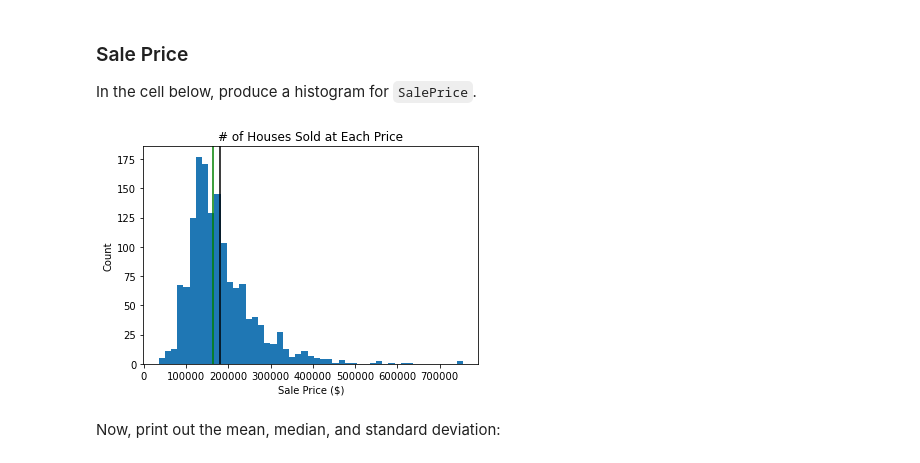
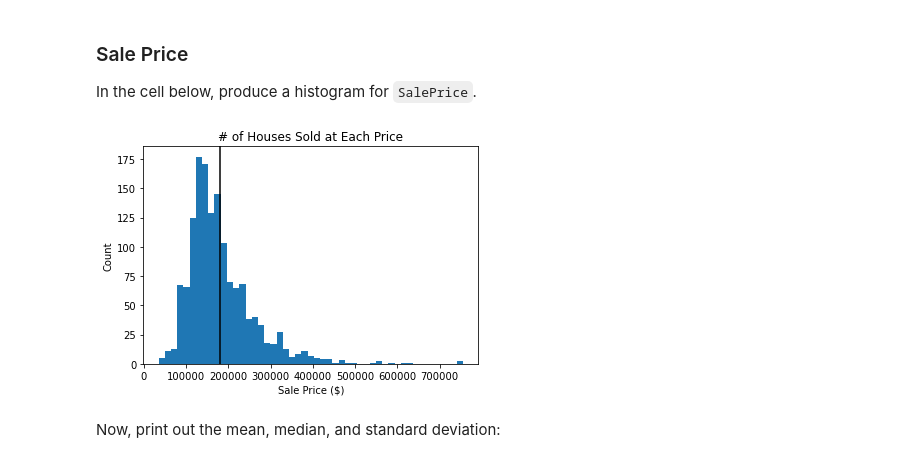
Before and after one commit to AustinTowery/dsc-pandas-eda-lab, a Jupyter notebook: index.ipynb, the cells around one changed output. Saved outputs shown, nothing was run; the diff lists cells and outputs as text; code cells hidden in the pictures.

```diff
--- a/index.ipynb
+++ b/index.ipynb
@@ -167,18 +167,17 @@ In the cell below, produce a histogram for `SalePrice`.
 # %%
 # Your code here
 
 saleprice_mean = df['SalePrice'].mean()
 fig, ax = plt.subplots()
 
 ax.hist(df['SalePrice'], bins="auto")
 
 ax.axvline(saleprice_mean, c='black')
-ax.axvline(saleprice_median, c='green')
 ax.set_xlabel('Sale Price ($)')
 ax.set_ylabel('Count')
 ax.set_title('# of Houses Sold at Each Price');
 # %% [output]
-[figure, old version]
+[figure, new version]
 # %% [markdown]
 Now, print out the mean, median, and standard deviation:
 # %%
```
Also changed, not shown: parts of 1 cell of this notebook.
